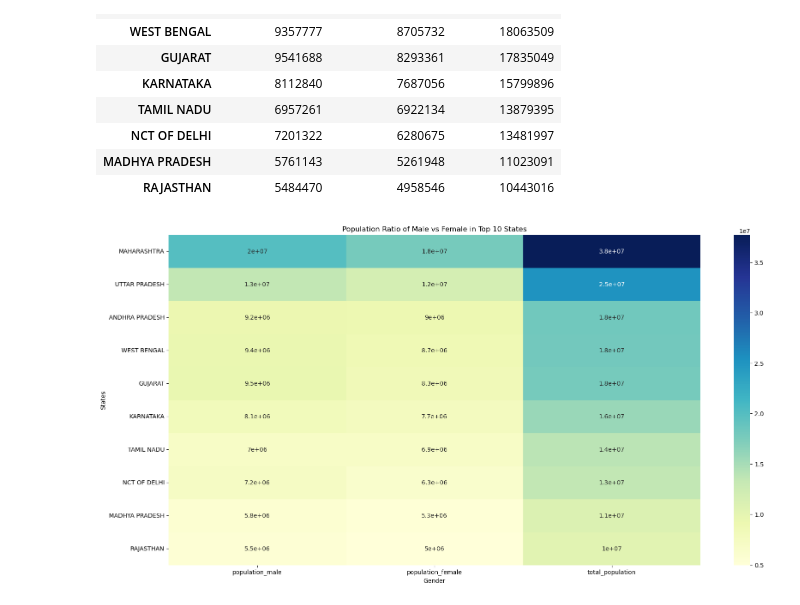
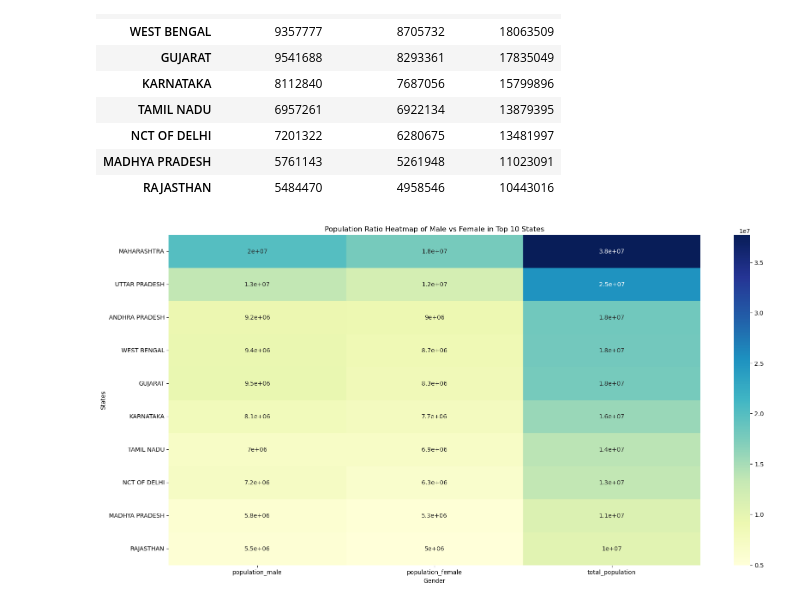
Before and after one commit to Rohxn16/Python-Machine-Learning, a Jupyter notebook: Practice_Projects/hackerspace_eda/main.ipynb, the cells around one changed output. Drawn from its saved outputs; the diff is of its cells as text; code cells hidden in the pictures.

```diff
--- a/Practice_Projects/hackerspace_eda/main.ipynb
+++ b/Practice_Projects/hackerspace_eda/main.ipynb
@@ -378,10 +395,10 @@ mvf
 # %%
 #create a heatmap to visualize the data mvf
 plt.figure(figsize=(20,10))
 sns.heatmap(mvf[['population_male', 'population_female', 'total_population']], annot=True, cmap='YlGnBu')
-plt.title('Population Ratio of Male vs Female in Top 10 States')
+plt.title('Population Ratio Heatmap of Male vs Female in Top 10 States')
 plt.xlabel('Gender')
 plt.ylabel('States')
 plt.show()
 # %% [output]
-[figure, old version]
+[figure, new version]
```
Also changed, not shown: parts of 2 cells of this notebook, 1 other file.
